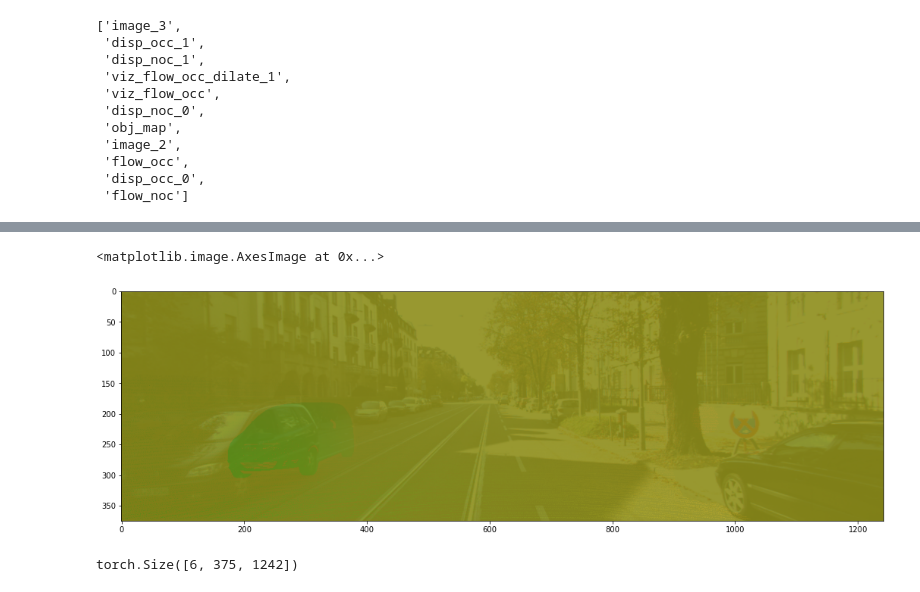
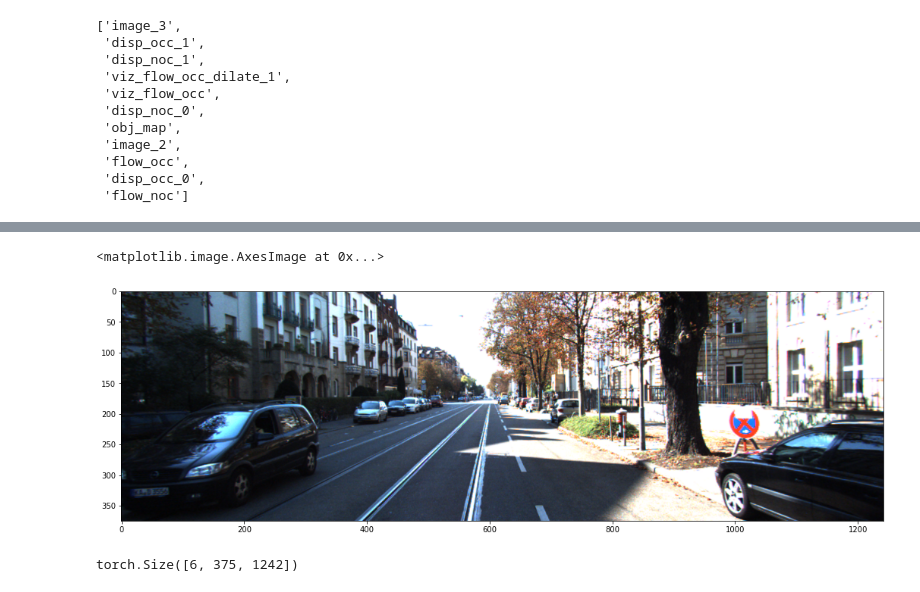
Before and after one commit to SENEMISIK/Deep-Learning-for-Computer-Vision, a Jupyter notebook: Data_Handler.ipynb, the cells around one changed output, grey strips where cells are left out. Cells and saved outputs as stored; diff of their text form; code cells hidden in the pictures.

```diff
--- a/Data_Handler.ipynb
+++ b/Data_Handler.ipynb
@@ -35,11 +39,11 @@ plt.imshow(Image.open(image_2_paths[i * 2 - 0]), alpha=0.1)
 # %%
 i = 0
 plt.figure(figsize=(18, 18))
-plt.imshow(Image.open(flow_paths[i]), alpha=0.9)
-plt.imshow(Image.open(image_2_paths[i * 2 + 1]), alpha=0.1)
+plt.imshow(Image.open(flow_paths[i]))
+plt.imshow(Image.open(image_2_paths[i * 2 + 1]))
 # %% [output]
 <matplotlib.image.AxesImage at 0x...>
-[figure, old version]
+[figure, new version]
 # %%
 import torch
 # %%
@@ -70,11 +74,10 @@ class KITTIData(torch.utils.data.Dataset):
         together = torch.cat((first, second), dim=0)
         label = torchvision.transforms.ToTensor()(self.flows[i])
         return together, label
-# %%
-dataset[0][0].shape
-# %% [output]
-torch.Size([6, 375, 1242])
 # %%
 dataset = KITTIData()
+dataset[0][0].shape
+# %% [output]
+torch.Size([6, 375, 1242])
 # %%
 dataloader = torch.utils.data.DataLoader(dataset, batch_size=32, shuffle=True)
```
Also changed, not shown: parts of 5 cells of this notebook, 3 other files.
